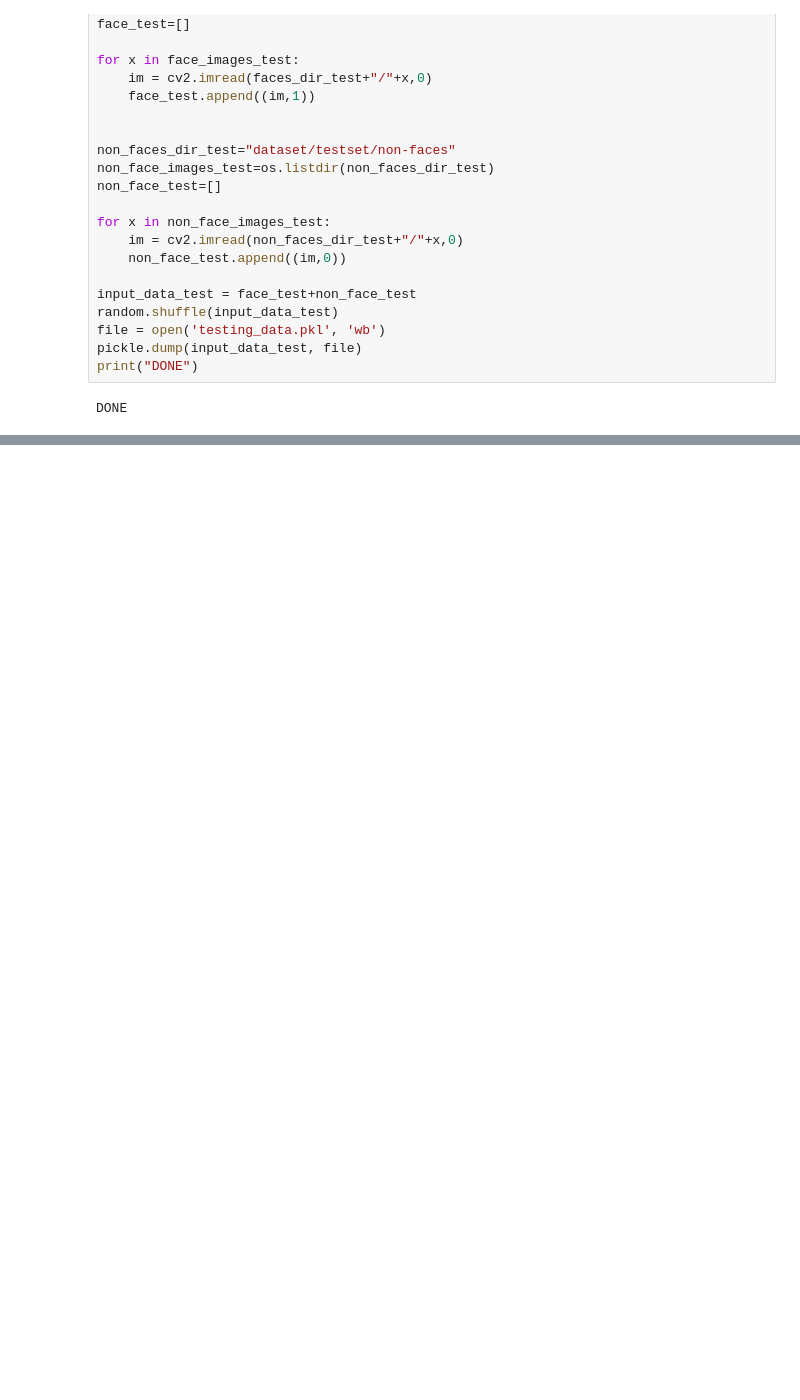
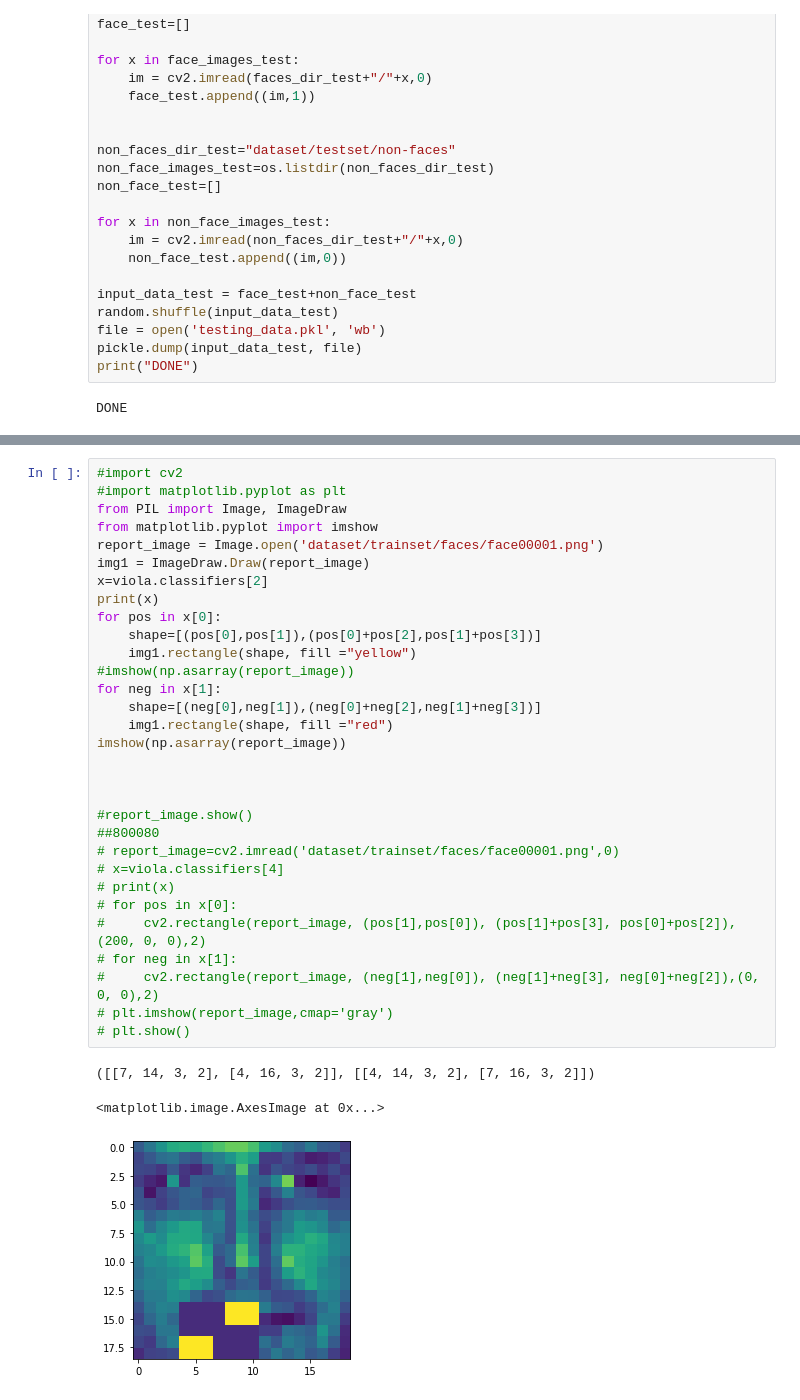
Before and after one commit to Shruthi-Sampathkumar/Pattern-Recognition, a Jupyter notebook: project.ipynb, the cells around one changed output, grey strips where cells are left out. Drawn from its saved outputs; the diff is of its cells as text; blank space fills up the shorter version.

```diff
--- a/project.ipynb
+++ b/project.ipynb
@@ -397,0 +640,35 @@ Round : 8/10______________________________________
+# %%
+#import cv2
+#import matplotlib.pyplot as plt
+from PIL import Image, ImageDraw
+from matplotlib.pyplot import imshow
+report_image = Image.open('dataset/trainset/faces/face00001.png')
+img1 = ImageDraw.Draw(report_image)
+x=viola.classifiers[2]
+print(x)
+for pos in x[0]:
+    shape=[(pos[0],pos[1]),(pos[0]+pos[2],pos[1]+pos[3])]
+    img1.rectangle(shape, fill ="yellow")
+#imshow(np.asarray(report_image))
+for neg in x[1]:
+    shape=[(neg[0],neg[1]),(neg[0]+neg[2],neg[1]+neg[3])]
+    img1.rectangle(shape, fill ="red")
+imshow(np.asarray(report_image))
+
+
+
+#report_image.show()
+##800080
+# report_image=cv2.imread('dataset/trainset/faces/face00001.png',0)
+# x=viola.classifiers[4]
+# print(x)
+# for pos in x[0]:
+#     cv2.rectangle(report_image, (pos[1],pos[0]), (pos[1]+pos[3], pos[0]+pos[2]),(200, 0, 0),2)
+# for neg in x[1]:
+#     cv2.rectangle(report_image, (neg[1],neg[0]), (neg[1]+neg[3], neg[0]+neg[2]),(0, 0, 0),2)
+# plt.imshow(report_image,cmap='gray')
+# plt.show()
+# %% [output]
+([[7, 14, 3, 2], [4, 16, 3, 2]], [[4, 14, 3, 2], [7, 16, 3, 2]])
+<matplotlib.image.AxesImage at 0x...>
+[figure, added]
```
Also changed, not shown: parts of 11 cells of this notebook, 1 other file.
